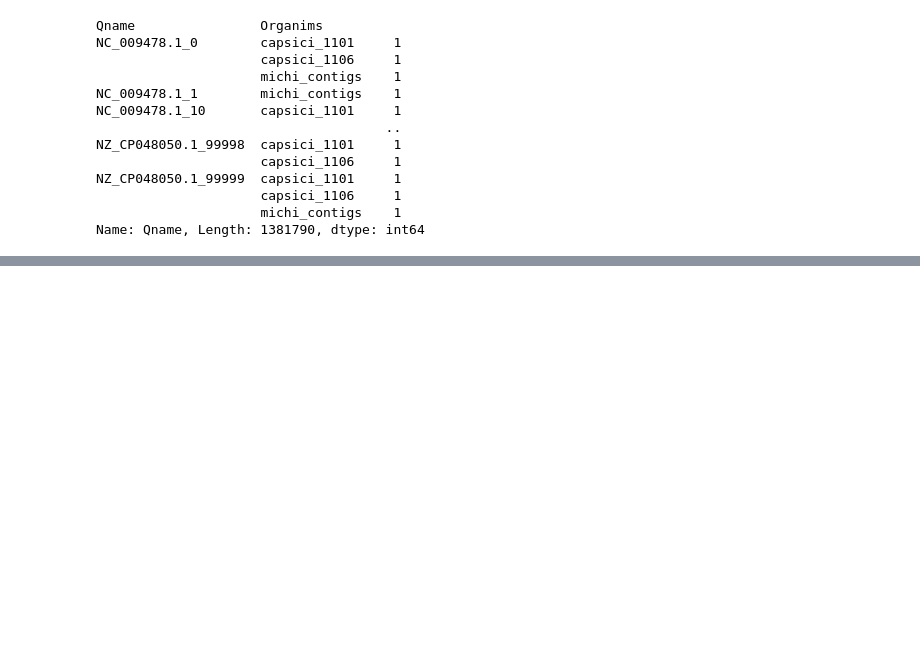
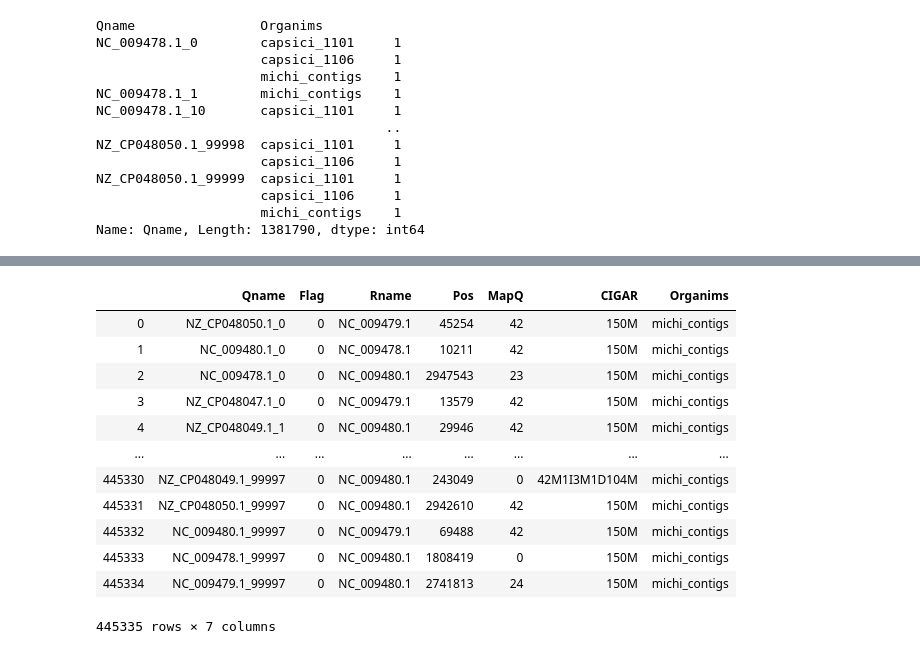
Before and after one commit to Bedxxe/clavibacter, a Jupyter notebook: scripts-tda/tda-clavibacter.ipynb, the cells around one changed output, grey strips where cells are left out. Cells and saved outputs as stored; diff of their text form; code cells hidden in the pictures; blank space fills up the shorter version.

```diff
--- a/scripts-tda/tda-clavibacter.ipynb
+++ b/scripts-tda/tda-clavibacter.ipynb
@@ -260,0 +311,16 @@ Name: Qname, Length: 1381790, dtype: int64
+# %%
+df.loc[df.loc[:,'Organims']=='michi_contigs']
+# %% [output]
+|  | Qname | Flag | Rname | Pos | MapQ | CIGAR | Organims |
+| 0 | NZ_CP048050.1_0 | 0 | NC_009479.1 | 45254 | 42 | 150M | michi_contigs |
+| 1 | NC_009480.1_0 | 0 | NC_009478.1 | 10211 | 42 | 150M | michi_contigs |
+| 2 | NC_009478.1_0 | 0 | NC_009480.1 | 2947543 | 23 | 150M | michi_contigs |
+| 3 | NZ_CP048047.1_0 | 0 | NC_009479.1 | 13579 | 42 | 150M | michi_contigs |
+| 4 | NZ_CP048049.1_1 | 0 | NC_009480.1 | 29946 | 42 | 150M | michi_contigs |
+| ... | ... | ... | ... | ... | ... | ... | ... |
+| 445330 | NZ_CP048049.1_99997 | 0 | NC_009480.1 | 243049 | 0 | 42M1I3M1D104M | michi_contigs |
+| 445331 | NZ_CP048050.1_99997 | 0 | NC_009480.1 | 2942610 | 42 | 150M | michi_contigs |
+| 445332 | NC_009480.1_99997 | 0 | NC_009479.1 | 69488 | 42 | 150M | michi_contigs |
+| 445333 | NC_009478.1_99997 | 0 | NC_009480.1 | 1808419 | 0 | 150M | michi_contigs |
+| 445334 | NC_009479.1_99997 | 0 | NC_009480.1 | 2741813 | 24 | 150M | michi_contigs |
+445335 rows × 7 columns
```
Also changed, not shown: parts of 15 cells of this notebook, 2 other files.
